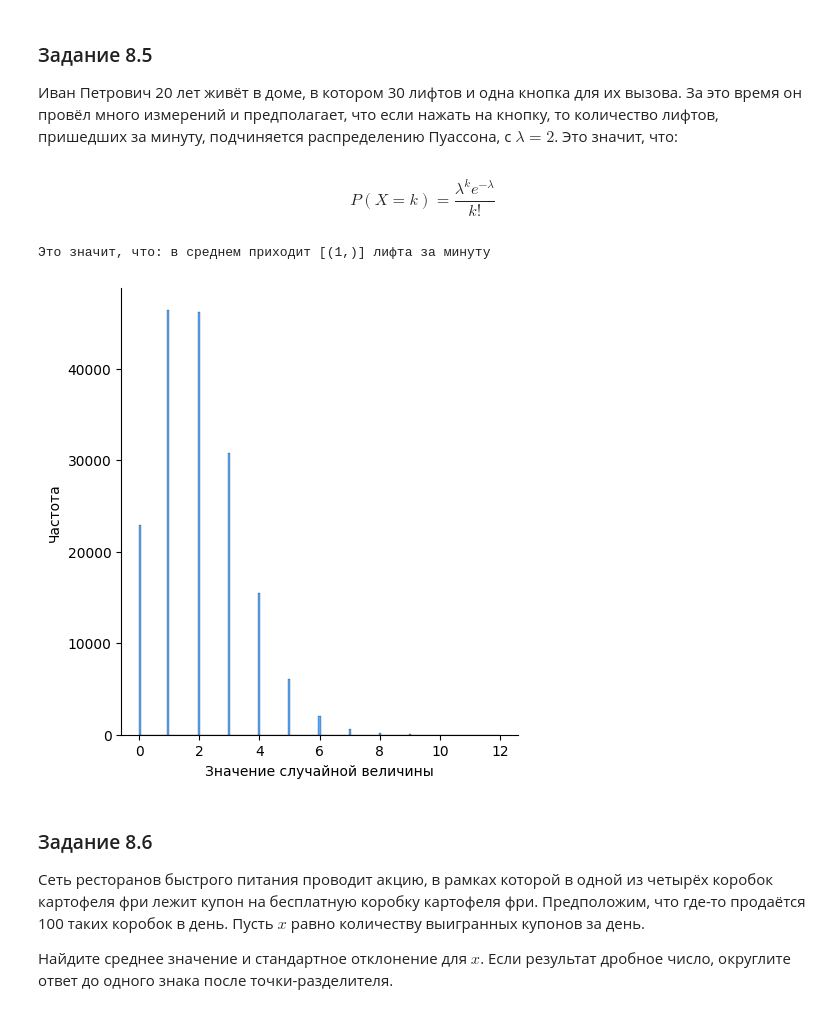
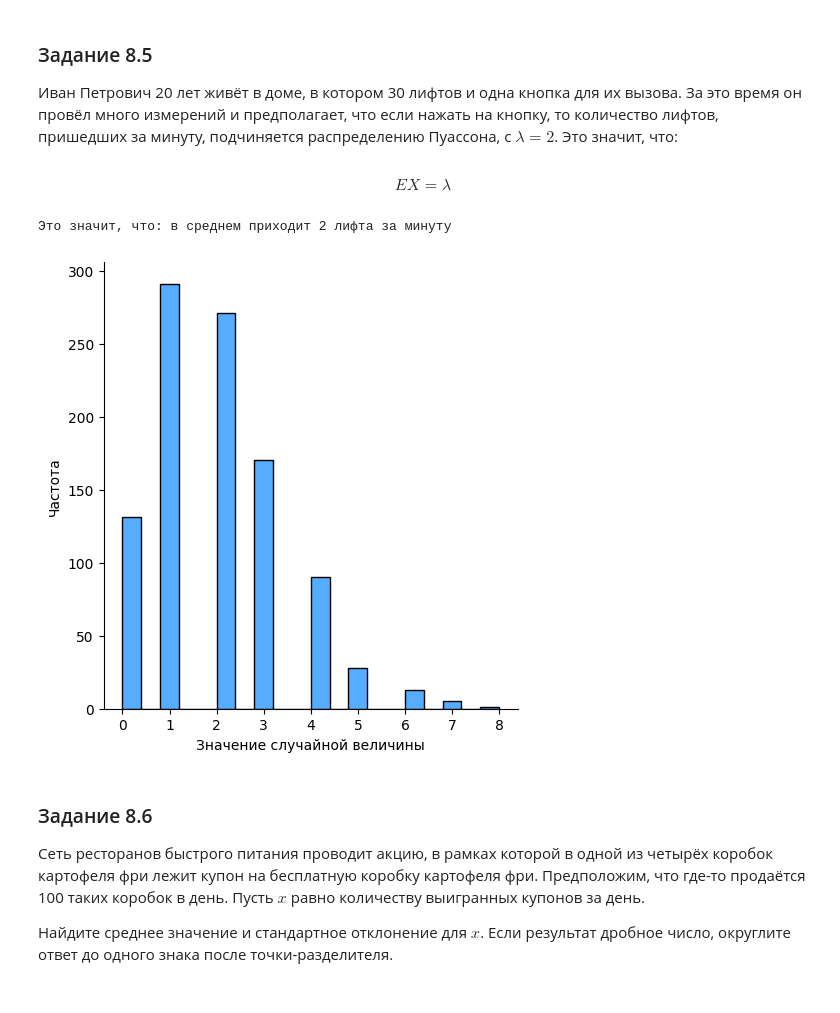
Before and after one commit to GloriTV/Lesson, a Jupyter notebook: MATH&ML/MATH&ML-7/Lesson.ipynb, the cells around one changed output. Drawn from its saved outputs; the diff is of its cells as text; code cells hidden in the pictures.

```diff
--- a/MATH&ML/MATH&ML-7/Lesson.ipynb
+++ b/MATH&ML/MATH&ML-7/Lesson.ipynb
@@ -249,25 +249,25 @@ print(k*p,' математическое ожидание для количес
 # %% [markdown]
 ### Задание 8.5
 Иван Петрович 20 лет живёт в доме, в котором 30 лифтов и одна кнопка для их вызова. За это время он провёл много измерений и предполагает, что если нажать на кнопку, то количество лифтов, пришедших за минуту, подчиняется распределению Пуассона, с $\lambda=2$. Это значит, что:
-# %% [markdown]
-$$P(X = k) = \frac{\lambda^k e^{- \lambda}}{k!}$$
+# %% [markdown]
+$$EX  = \lambda$$
 # %%
 from numpy import random
 # import numpy as np
 import seaborn as sns
-import pandas as pd
+# import pandas as pd
 yeur=20*356*24
 alf=2
 k=30
 
-data = random.poisson(lam=alf, size=yeur)
+data = random.poisson(lam=alf, size=1000)
 ax = sns.displot(data, kde=False, color='dodgerblue')
 ax.set(xlabel='Значение случайной величины', ylabel='Частота')
 
-print(f'Это значит, что: в среднем приходит {list(pd.DataFrame(data).value_counts().head(1).index)} лифта за минуту')
+print(f'Это значит, что: в среднем приходит {alf} лифта за минуту')
 # %% [output]
-Это значит, что: в среднем приходит [(1,)] лифта за минуту
+Это значит, что: в среднем приходит 2 лифта за минуту
-[figure, old version]
+[figure, new version]
 # %% [markdown]
 ### Задание 8.6
 Сеть ресторанов быстрого питания проводит акцию, в рамках которой в одной из четырёх коробок картофеля фри лежит купон на бесплатную коробку картофеля фри. Предположим, что где-то продаётся 100 таких коробок в день. Пусть $x$ равно количеству выигранных купонов за день.
```
Also changed, not shown: parts of 2 cells of this notebook, 2 other files.
